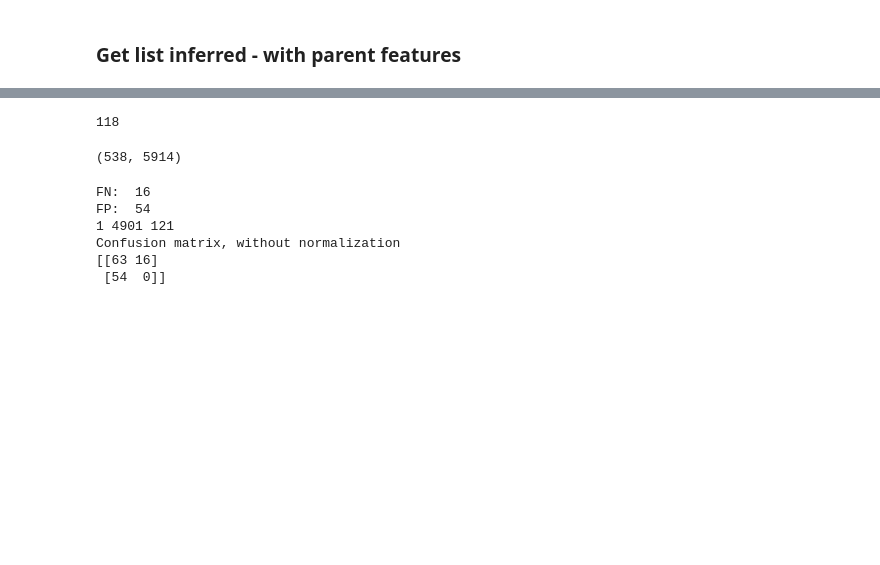
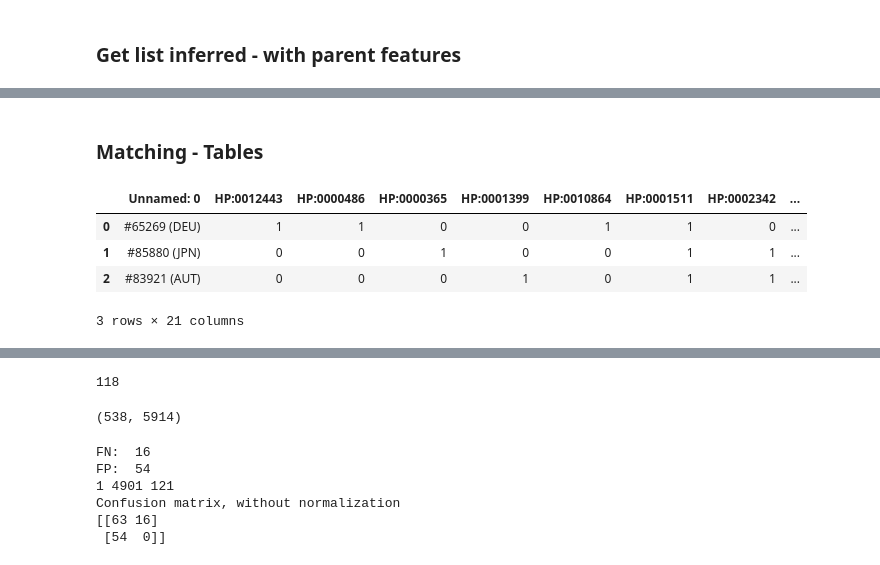
Before and after one commit to levrex/DeepPhenotypingHPO, a Jupyter notebook: PhenoTool/Final_HPO_extraction_tool.ipynb, the cells around one changed output, grey strips where cells are left out. Saved outputs shown, nothing was run; the diff lists cells and outputs as text; code cells hidden in the pictures; blank space fills up the shorter version.

```diff
--- a/PhenoTool/Final_HPO_extraction_tool.ipynb
+++ b/PhenoTool/Final_HPO_extraction_tool.ipynb
@@ -700,0 +753,11 @@ not found
+# %% [markdown]
+### Matching - Tables
+# %%
+annotated_table = pd.read_csv("results/%s/3_annotations/PhenoProfiles_%s.csv" % (title, pheno), sep='|')
+annotated_table.head()
+# %% [output]
+|  | Unnamed: 0 | HP:0012443 | HP:0000486 | HP:0000365 | HP:0001399 | HP:0010864 | HP:0001511 | HP:0002342 | ... |
+| 0 | #65269 (DEU) | 1 | 1 | 0 | 0 | 1 | 1 | 0 | ... |
+| 1 | #85880 (JPN) | 0 | 0 | 1 | 0 | 0 | 1 | 1 | ... |
+| 2 | #83921 (AUT) | 0 | 0 | 0 | 1 | 0 | 1 | 1 | ... |
+3 rows × 21 columns
```
Also changed, not shown: parts of 38 cells of this notebook, 20 other files.
